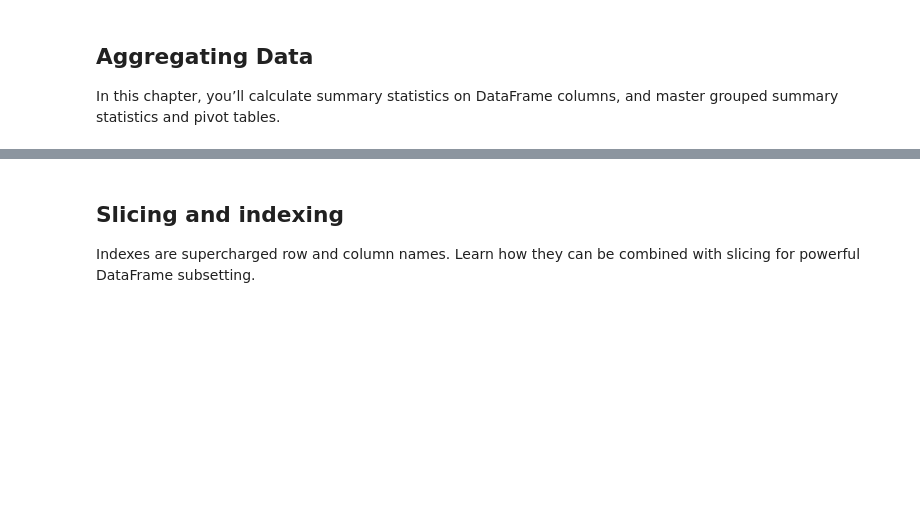
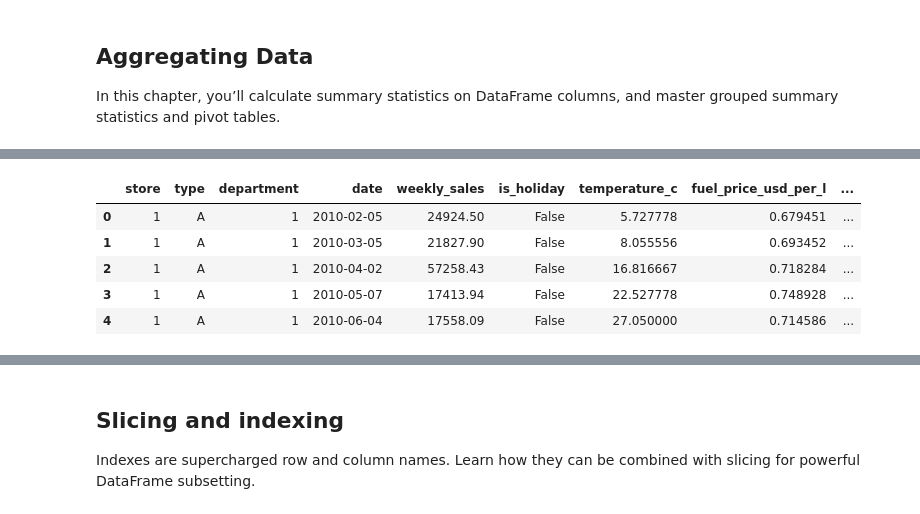
Before and after one commit to afi1289/DatacampPythonProgrammer, a Jupyter notebook: 03DataManipulationwithpandas/Data Manipulation with pandas.ipynb, the cells around one changed output, grey strips where cells are left out. Saved outputs shown, nothing was run; the diff lists cells and outputs as text; code cells hidden in the pictures; blank space fills up the shorter version.

Commit message:
Aggregating Data

```diff
--- a/03DataManipulationwithpandas/Data Manipulation with pandas.ipynb
+++ b/03DataManipulationwithpandas/Data Manipulation with pandas.ipynb
@@ -384,0 +390,2 @@ In this chapter, you’ll calculate summary statistics on DataFrame columns, and
+# %%
+sales = pd.read_csv('datasets/sales_subset.csv', index_col='Unnamed: 0')
@@ -384,0 +400,10 @@ In this chapter, you’ll calculate summary statistics on DataFrame columns, and
+# %%
+# Print the head of the sales DataFrame
+sales.head()
+# %% [output]
+|  | store | type | department | date | weekly_sales | is_holiday | temperature_c | fuel_price_usd_per_l | ... |
+| 0 | 1 | A | 1 | 2010-02-05 | 24924.50 | False | 5.727778 | 0.679451 | ... |
+| 1 | 1 | A | 1 | 2010-03-05 | 21827.90 | False | 8.055556 | 0.693452 | ... |
+| 2 | 1 | A | 1 | 2010-04-02 | 57258.43 | False | 16.816667 | 0.718284 | ... |
+| 3 | 1 | A | 1 | 2010-05-07 | 17413.94 | False | 22.527778 | 0.748928 | ... |
+| 4 | 1 | A | 1 | 2010-06-04 | 17558.09 | False | 27.050000 | 0.714586 | ... |
```
Also changed, not shown: parts of 40 cells of this notebook, 1 other file.
